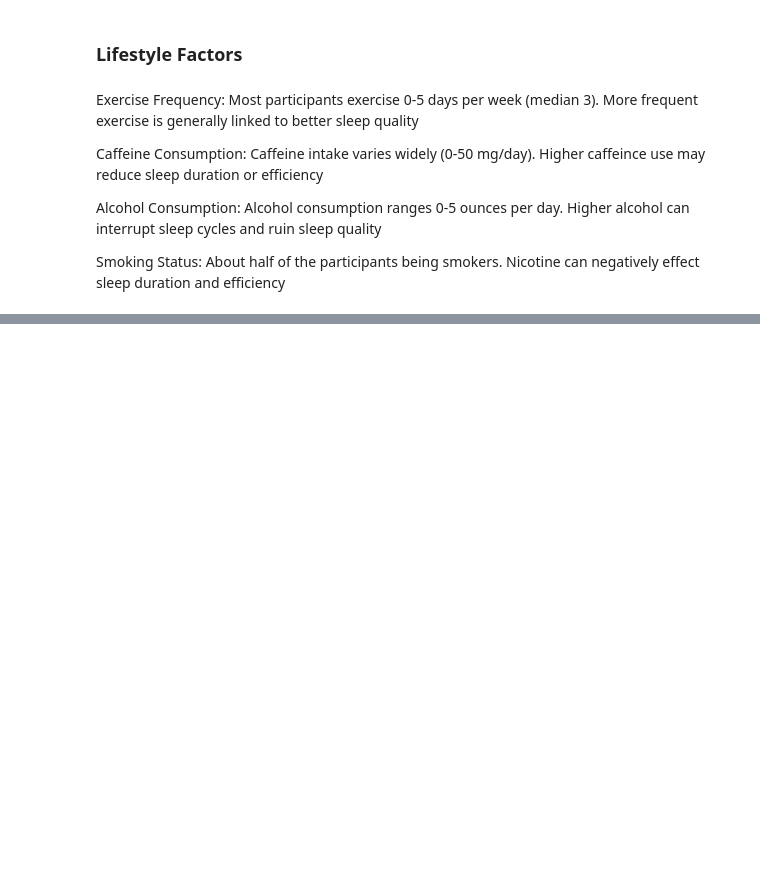
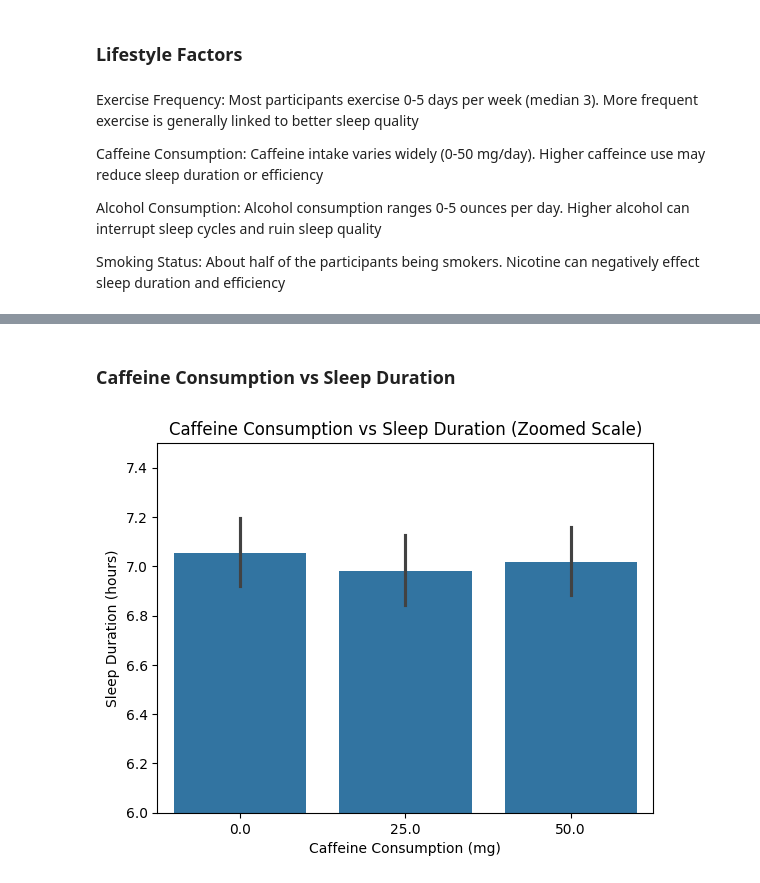
Before and after one commit to umair011/BABI4005BProject, a Jupyter notebook: BABI4005BabyProject.ipynb, the cells around one changed output, grey strips where cells are left out. Saved outputs shown, nothing was run; the diff lists cells and outputs as text; code cells hidden in the pictures; blank space fills up the shorter version.

```diff
--- a/BABI4005BabyProject.ipynb
+++ b/BABI4005BabyProject.ipynb
@@ -124,0 +149,17 @@ Smoking Status: About half of the participants being smokers. Nicotine can negat
+# %% [markdown]
+### Caffeine Consumption vs Sleep Duration
+# %%
+sns.barplot(
+    data=df,
+    x="CaffeineConsumption",
+    y="SleepDuration"
+)
+plt.ylim(6,7.5) #same zoomed scale code
+
+plt.title("Caffeine Consumption vs Sleep Duration (Zoomed Scale)")
+plt.ylabel("Sleep Duration (hours)")
+plt.xlabel("Caffeine Consumption (mg)")
+
+plt.show()
+# %% [output]
+[figure, added]
```
Also changed, not shown: parts of 12 cells of this notebook.
